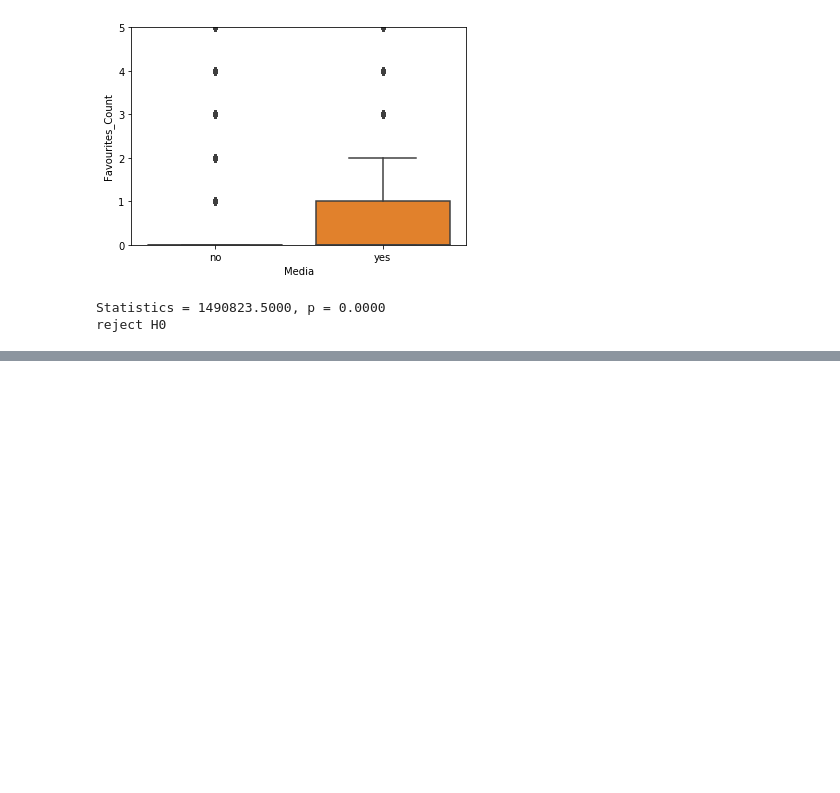
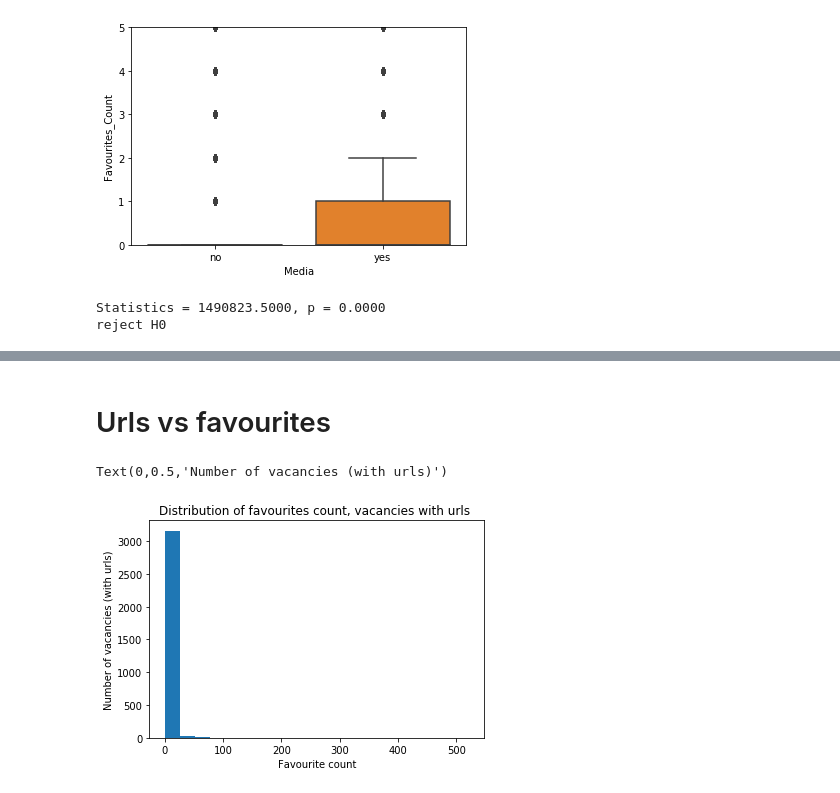
Before and after one commit to HannahPinson/twitterThesisProjects, a Jupyter notebook: analyzingTweets.ipynb, the cells around one changed output, grey strips where cells are left out. Cells and saved outputs as stored; diff of their text form; code cells hidden in the pictures; blank space fills up the shorter version.

```diff
--- a/analyzingTweets.ipynb
+++ b/analyzingTweets.ipynb
@@ -436,0 +480,10 @@ reject H0
+# %% [markdown]
+# Urls vs favourites
+# %%
+plt.hist(downsampled_urls['Favourites_Count'], bins=20)
+plt.title('Distribution of favourites count, vacancies with urls ')
+plt.xlabel('Favourite count')
+plt.ylabel('Number of vacancies (with urls)')
+# %% [output]
+Text(0,0.5,'Number of vacancies (with urls)')
+[figure, added]
```
Also changed, not shown: parts of 31 cells of this notebook, 1 other file.
